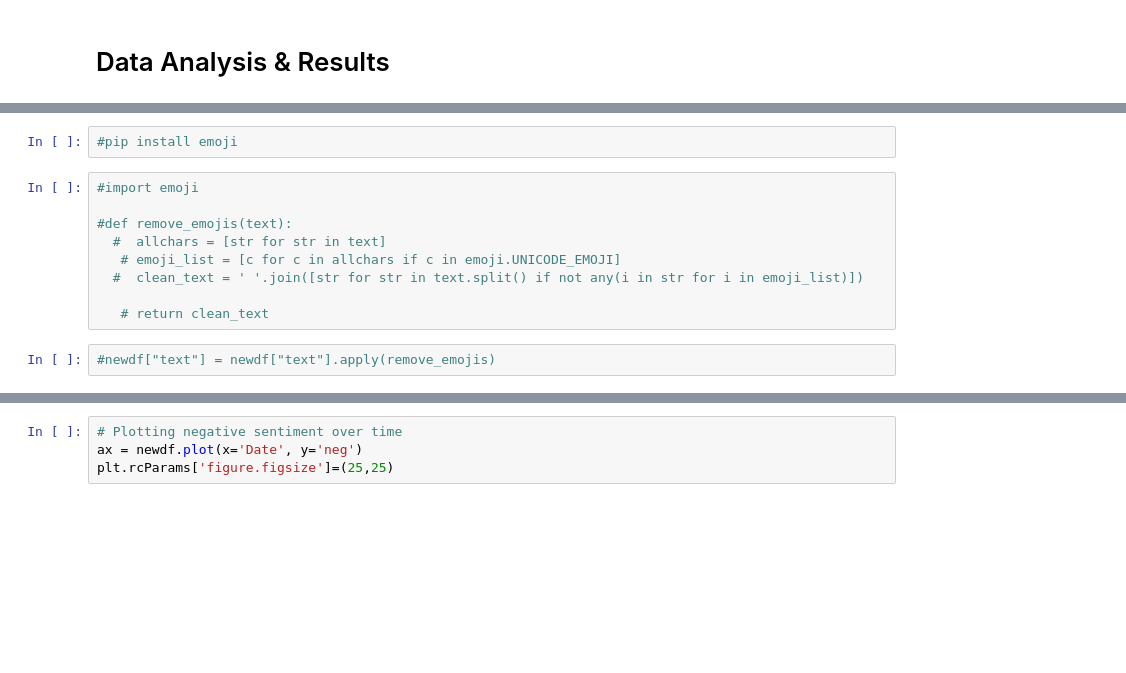
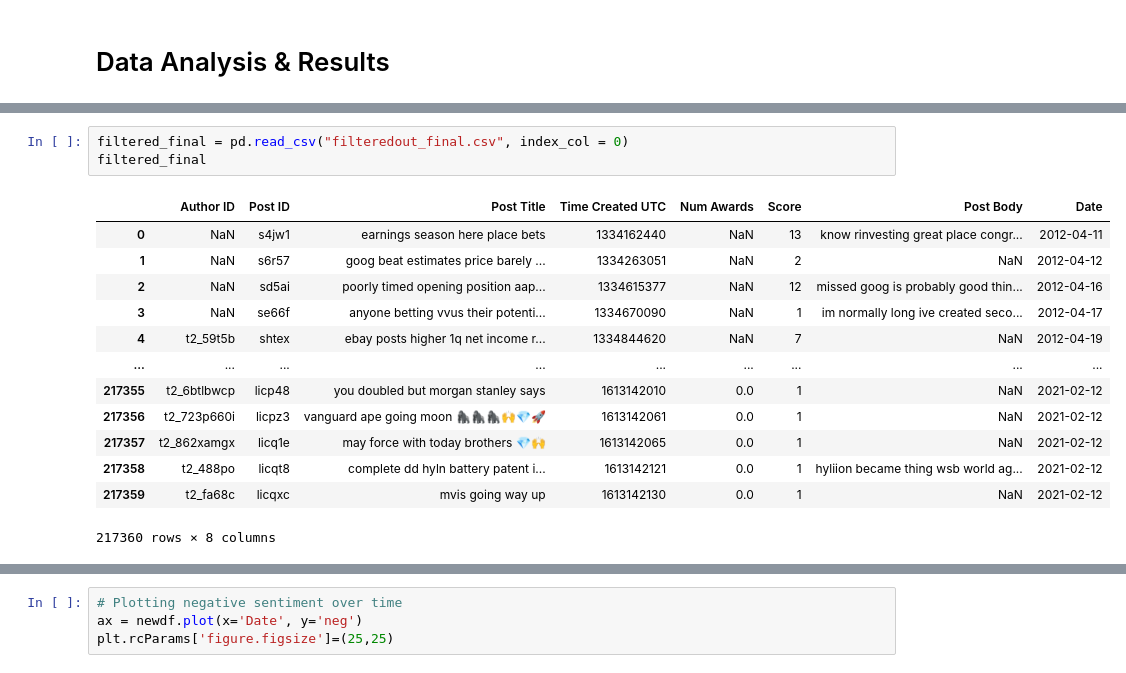
Before and after one commit to sjwfleet/COGS108_Project, a Jupyter notebook: FinalProject_group082.ipynb, the cells around one changed output, grey strips where cells are left out. Saved outputs shown, nothing was run; the diff lists cells and outputs as text; blank space fills up the shorter version.

```diff
--- a/FinalProject_group082.ipynb
+++ b/FinalProject_group082.ipynb
@@ -491,13 +505,17 @@ newdf
-# %%
-#pip install emoji
-# %%
-#import emoji
-
-#def remove_emojis(text):
-  #  allchars = [str for str in text]
-   # emoji_list = [c for c in allchars if c in emoji.UNICODE_EMOJI]
-  #  clean_text = ' '.join([str for str in text.split() if not any(i in str for i in emoji_list)])
-
-   # return clean_text
-# %%
-#newdf["text"] = newdf["text"].apply(remove_emojis)
+# %%
+filtered_final = pd.read_csv("filteredout_final.csv", index_col = 0)
+filtered_final
+# %% [output]
+|  | Author ID | Post ID | Post Title | Time Created UTC | Num Awards | Score | Post Body | Date |
+| 0 | NaN | s4jw1 | earnings season here place bets | 1334162440 | NaN | 13 | know rinvesting great place congr... | 2012-04-11 |
+| 1 | NaN | s6r57 | goog beat estimates price barely ... | 1334263051 | NaN | 2 | NaN | 2012-04-12 |
+| 2 | NaN | sd5ai | poorly timed opening position aap... | 1334615377 | NaN | 12 | missed goog is probably good thin... | 2012-04-16 |
+| 3 | NaN | se66f | anyone betting vvus their potenti... | 1334670090 | NaN | 1 | im normally long ive created seco... | 2012-04-17 |
+| 4 | t2_59t5b | shtex | ebay posts higher 1q net income r... | 1334844620 | NaN | 7 | NaN | 2012-04-19 |
+| ... | ... | ... | ... | ... | ... | ... | ... | ... |
+| 217355 | t2_6btlbwcp | licp48 | you doubled but morgan stanley says | 1613142010 | 0.0 | 1 | NaN | 2021-02-12 |
+| 217356 | t2_723p660i | licpz3 | vanguard ape going moon 🦍🦍🦍🙌💎🚀 | 1613142061 | 0.0 | 1 | NaN | 2021-02-12 |
+| 217357 | t2_862xamgx | licq1e | may force with today brothers 💎🙌 | 1613142065 | 0.0 | 1 | NaN | 2021-02-12 |
+| 217358 | t2_488po | licqt8 | complete dd hyln battery patent i... | 1613142121 | 0.0 | 1 | hyliion became thing wsb world ag... | 2021-02-12 |
+| 217359 | t2_fa68c | licqxc | mvis going way up | 1613142130 | 0.0 | 1 | NaN | 2021-02-12 |
+217360 rows × 8 columns
```
Also changed, not shown: parts of 23 cells of this notebook, 1 other file.
